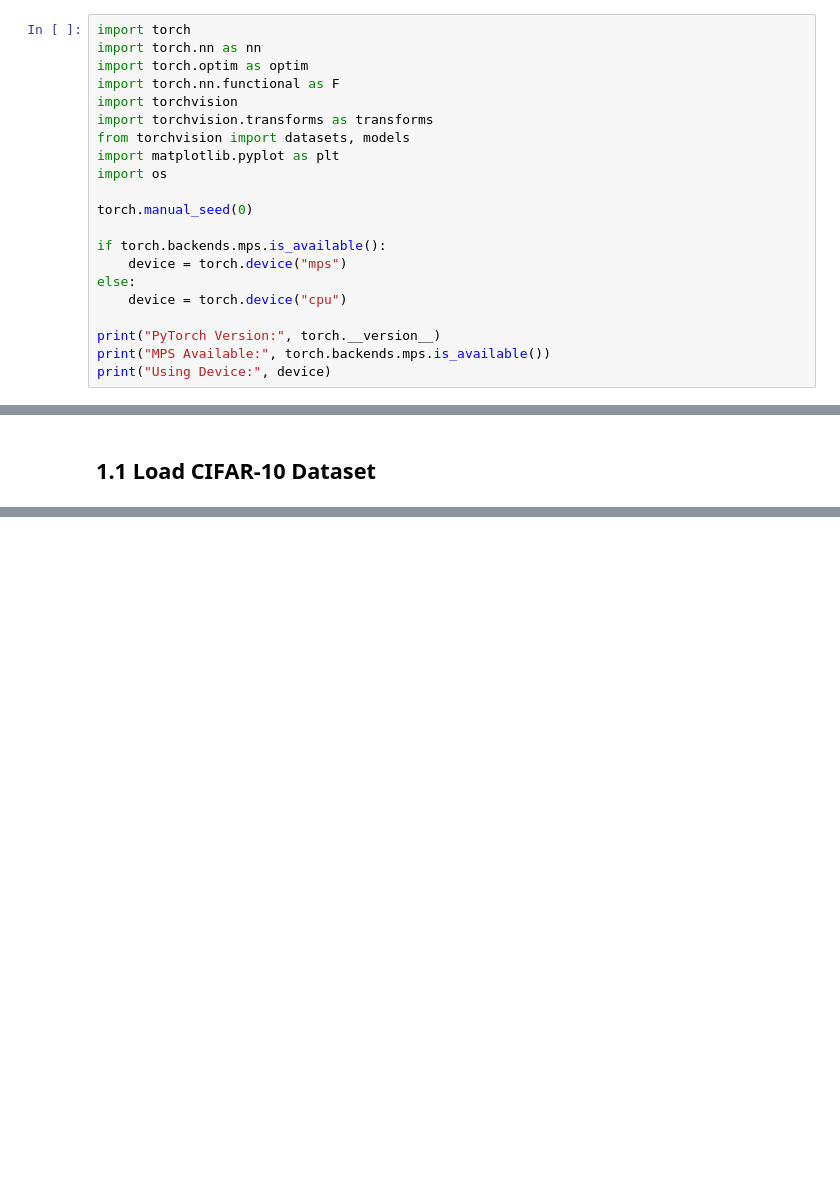
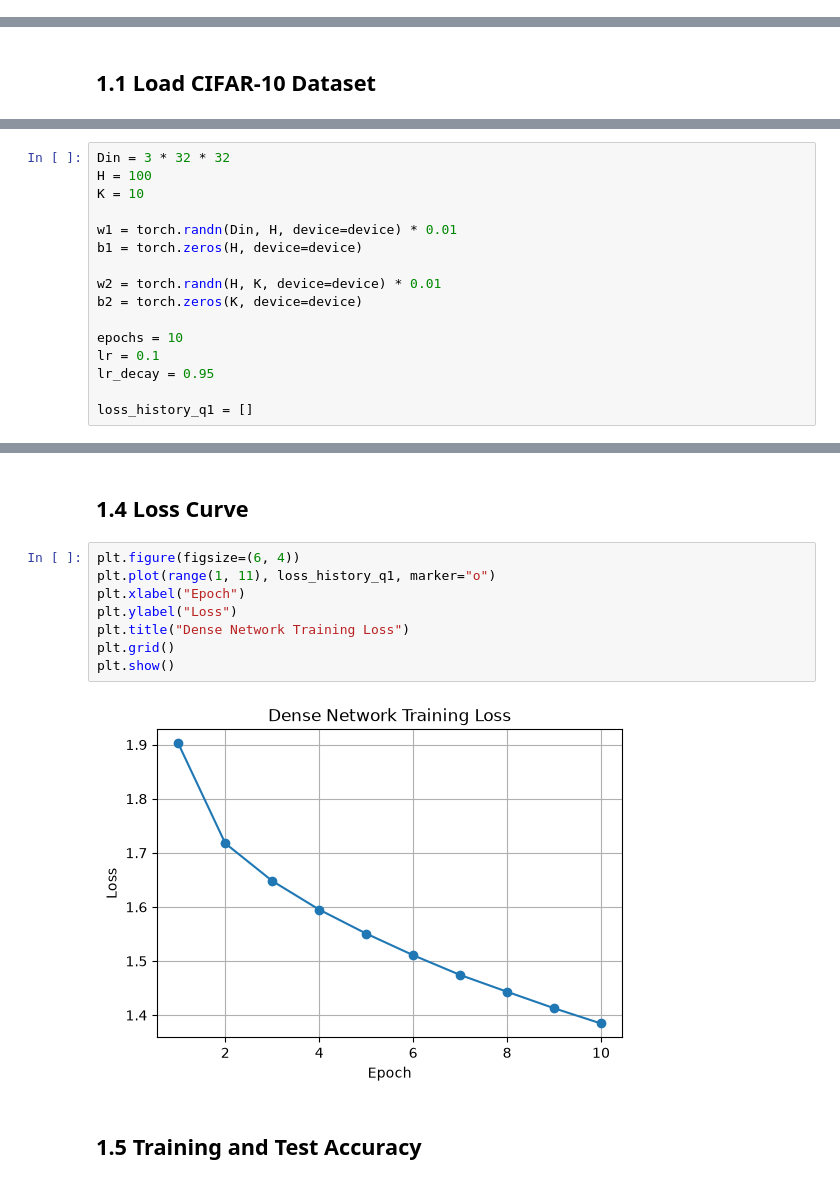
Before and after one commit to YohanBandara/Computer-Vision, a Jupyter notebook: CV assignment3/CV_Assignment3.ipynb, the cells around one changed output, grey strips where cells are left out. Saved outputs shown, nothing was run; the diff lists cells and outputs as text; blank space fills up the shorter version.

```diff
--- a/CV assignment3/CV_Assignment3.ipynb
+++ b/CV assignment3/CV_Assignment3.ipynb
@@ -28,21 +29,0 @@ Device: cpu
-# %%
-import torch
-import torch.nn as nn
-import torch.optim as optim
-import torch.nn.functional as F
-import torchvision
-import torchvision.transforms as transforms
-from torchvision import datasets, models
-import matplotlib.pyplot as plt
-import os
-
-torch.manual_seed(0)
-
-if torch.backends.mps.is_available():
-    device = torch.device("mps")
-else:
-    device = torch.device("cpu")
-
-print("PyTorch Version:", torch.__version__)
-print("MPS Available:", torch.backends.mps.is_available())
-print("Using Device:", device)
@@ -103,0 +115,16 @@ KeyboardInterrupt:
+# %%
+Din = 3 * 32 * 32
+H = 100
+K = 10
+
+w1 = torch.randn(Din, H, device=device) * 0.01
+b1 = torch.zeros(H, device=device)
+
+w2 = torch.randn(H, K, device=device) * 0.01
+b2 = torch.zeros(K, device=device)
+
+epochs = 10
+lr = 0.1
+lr_decay = 0.95
+
+loss_history_q1 = []
@@ -103,0 +201,14 @@ KeyboardInterrupt:
+# %% [markdown]
+## 1.4 Loss Curve
+# %%
+plt.figure(figsize=(6, 4))
+plt.plot(range(1, 11), loss_history_q1, marker="o")
+plt.xlabel("Epoch")
+plt.ylabel("Loss")
+plt.title("Dense Network Training Loss")
+plt.grid()
+plt.show()
+# %% [output]
+[figure, added]
+# %% [markdown]
+## 1.5 Training and Test Accuracy
```
Also changed, not shown: parts of 31 cells of this notebook, 2 other files.
